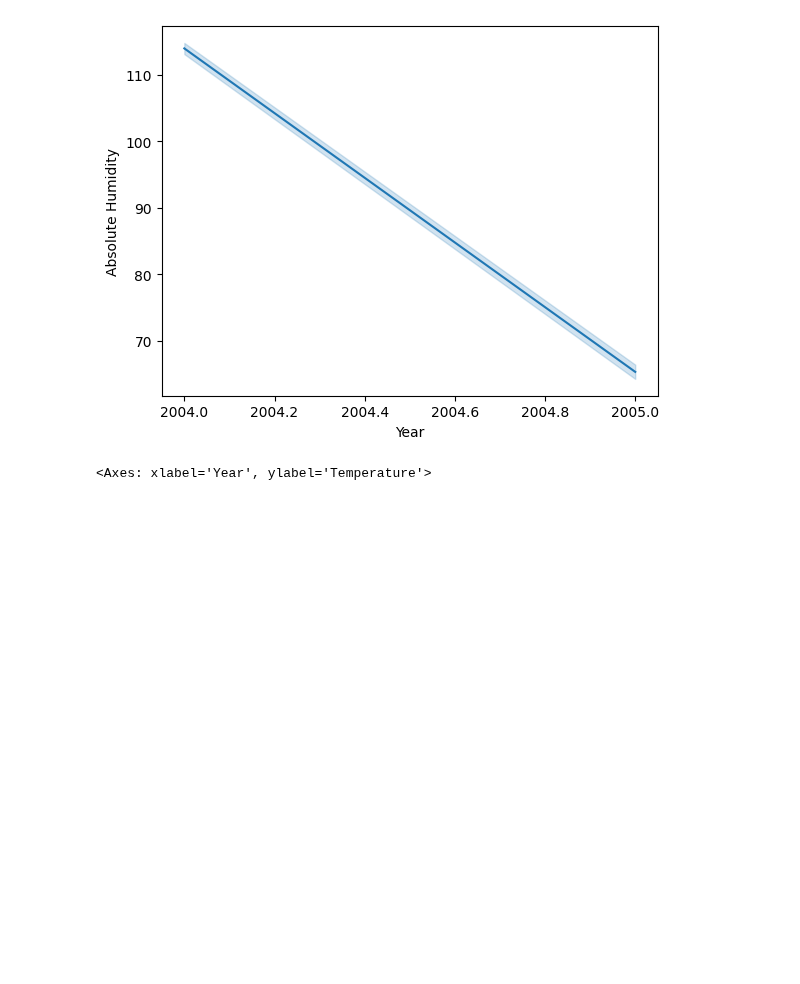
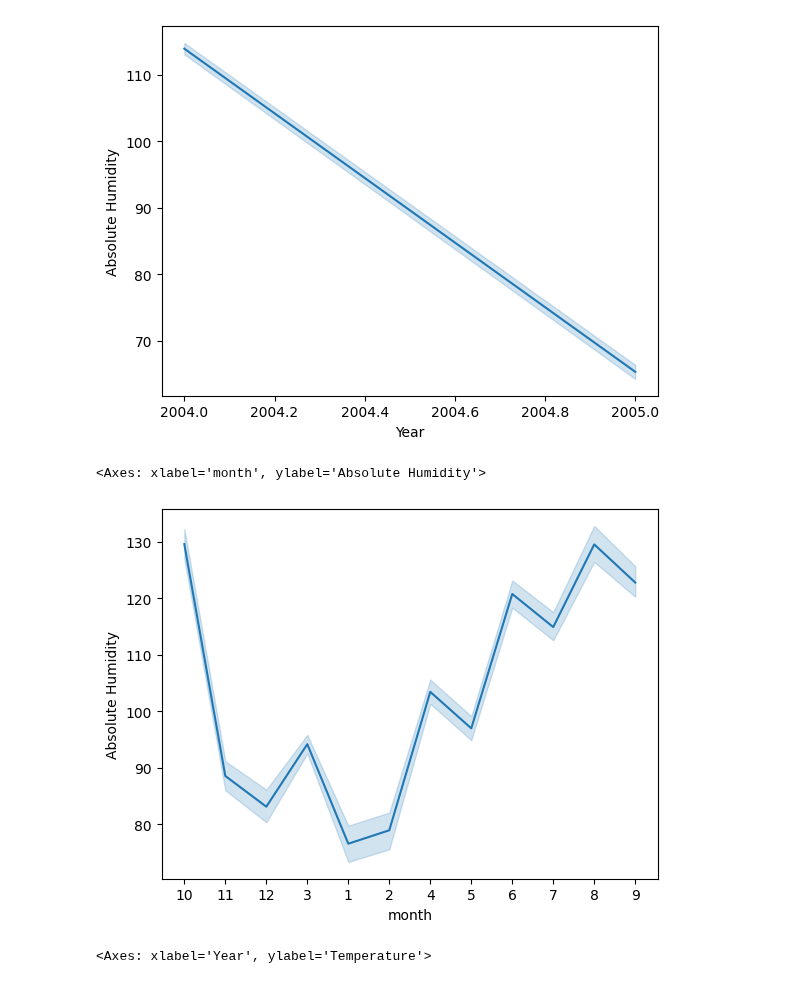
Before and after one commit to RanjeetKumbhar01/TE_IT_DSBDA_ASSIGNMENTS_SPPU, a Jupyter notebook: Group_B/B_4/b_4_air.ipynb, the cells around one changed output. Cells and saved outputs as stored; diff of their text form; code cells hidden in the pictures; blank space fills up the shorter version.

```diff
--- a/Group_B/B_4/b_4_air.ipynb
+++ b/Group_B/B_4/b_4_air.ipynb
@@ -271,6 +268,11 @@ sns.lineplot(df,x="Year",y='Absolute Humidity')
 # %% [output]
 <Axes: xlabel='Year', ylabel='Absolute Humidity'>
 [figure]
+# %%
+sns.lineplot(df,x="month",y='Absolute Humidity')
+# %% [output]
+<Axes: xlabel='month', ylabel='Absolute Humidity'>
+[figure, added]
 # %%
 sns.lineplot(df,x="Year",y='Temperature')
 # %% [output]
```
Also changed, not shown: parts of 14 cells of this notebook, 1 other file.
